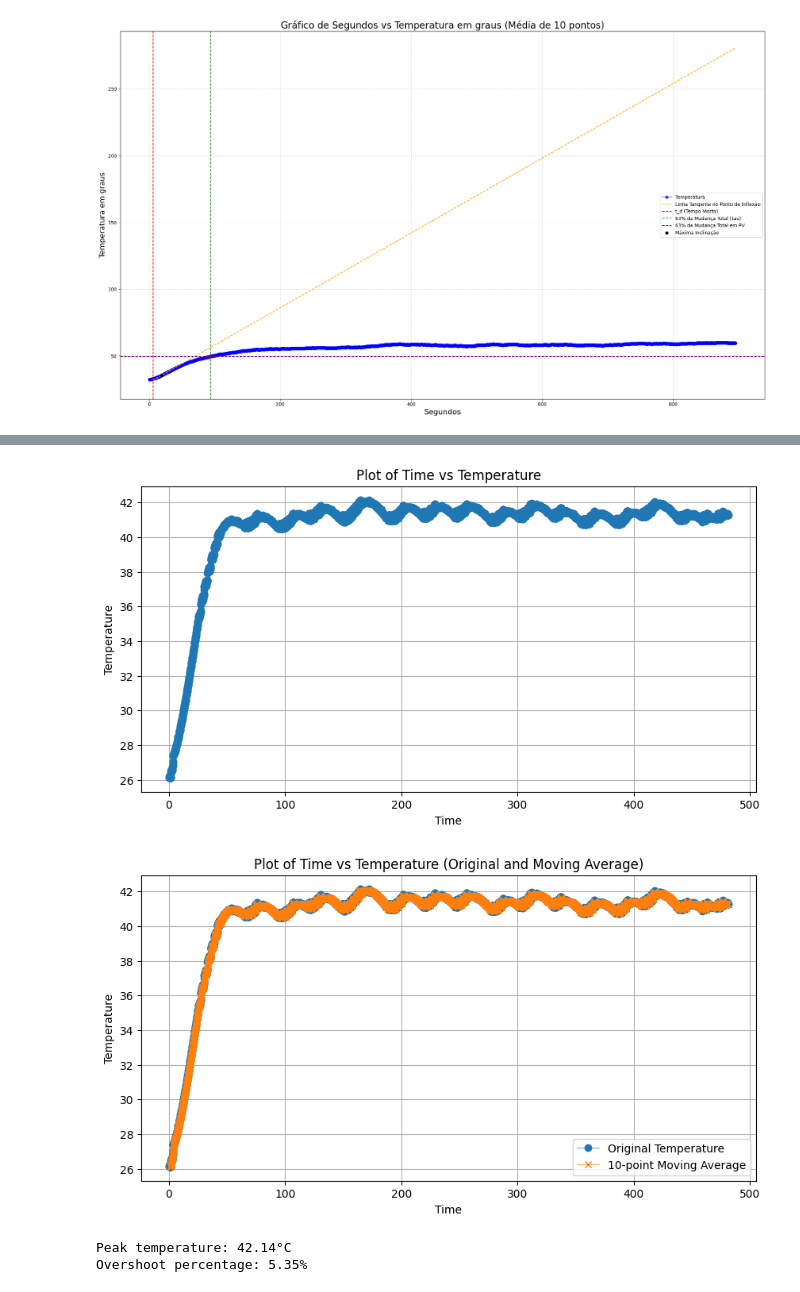
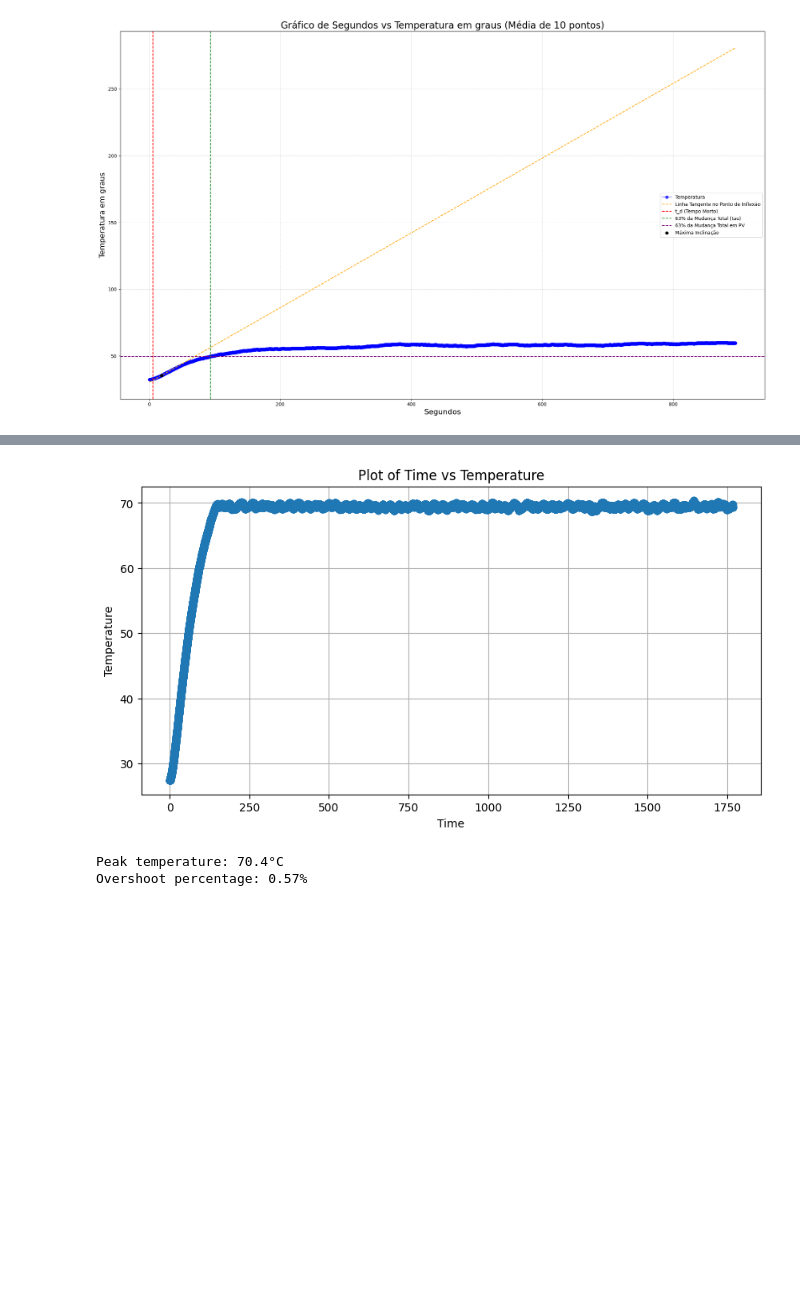
Before and after one commit to eduardobonfim98/ES670-2024-GrupoA2, a Jupyter notebook: jupyterNotebookForPlottingData/plottingData.ipynb, the cells around one changed output, grey strips where cells are left out. Cells and saved outputs as stored; diff of their text form; code cells hidden in the pictures; blank space fills up the shorter version.

```diff
--- a/jupyterNotebookForPlottingData/plottingData.ipynb
+++ b/jupyterNotebookForPlottingData/plottingData.ipynb
@@ -827,6 +673,8 @@ Overshoot percentage: 37.10%
 # %%
+#Aumentando pra 70
+# Caminho do arquivo CSV
+file_path = '/Users/eduardosiqueirabonfim/Documents/Unicamp/Embarcados/ES670-2024-GrupoA2/jupyterNotebookForPlottingData/07-06 Data/400-5-98-70.csv'
 
-file_path = '/Users/eduardosiqueirabonfim/Documents/Unicamp/Embarcados/ES670-2024-GrupoA2/jupyterNotebookForPlottingData/07-06/32-0.8-24-40.csv'
 # Le o arquivo e pula linhas irregulares
 data = []
 with open(file_path, 'r') as file:
@@ -837,58 +685,34 @@ with open(file_path, 'r') as file:
             T_value = float(parts[1].split(':')[1].strip())
             data.append((t_value, T_value))
 
 # Converta a lista de tuplas em um DataFrame
 df = pd.DataFrame(data, columns=['Time', 'Temperature'])
 
 # Plotting Time versus Temperature
 plt.figure(figsize=(10, 5))
 plt.plot(df['Time'], df['Temperature'], marker='o', linestyle='-', linewidth=0.5)
 plt.xlabel('Time')
 plt.ylabel('Temperature')
 plt.title('Plot of Time vs Temperature')
 plt.grid(True)
 plt.show()
-
-
-#Fazendo a media movel
-
-# Calculate the 10-point rolling mean for temperature
-df['Temperature_MA'] = df['Temperature'].rolling(window=10).mean().dropna()
-
-# Plotting Time versus Temperature (original and moving average)
-plt.figure(figsize=(10, 5))
-
-# Plot original temperature data
-plt.plot(df['Time'], df['Temperature'], marker='o', linestyle='-', label='Original Temperature', linewidth=0.5)
-
-# Plot 10-point moving average
-plt.plot(df['Time'], df['Temperature_MA'], marker='x', linestyle='-', label='10-point Moving Average', linewidth=0.5)
-
-plt.xlabel('Time')
-plt.ylabel('Temperature')
-plt.title('Plot of Time vs Temperature (Original and Moving Average)')
-plt.grid(True)
-plt.legend()  # Add legend to distinguish between original and moving average lines
-plt.show()
-
 #Overshoot
 
 # Achar a temperatura maxima
 peak_temperature = df['Temperature'].max()
 
 # Setpoint
-steady_state_temp = 40
+steady_state_temp = 70
 
 # Calculate the overshoot percentage
 if steady_state_temp != 0:  # Avoid division by zero
     overshoot_percentage = ((peak_temperature - steady_state_temp) / steady_state_temp) * 100
 else:
     overshoot_percentage = float('nan')  # Set overshoot to NaN if steady-state is zero
 
 print(f"Peak temperature: {peak_temperature}°C")
 print(f"Overshoot percentage: {overshoot_percentage:.2f}%" if not np.isnan(overshoot_percentage) else "Overshoot calculation not possible (steady-state temperature is zero)")
 # %% [output]
-[figure, old version]
+[figure, new version]
-[figure, removed]
-Peak temperature: 42.14°C
-Overshoot percentage: 5.35%
+Peak temperature: 70.4°C
+Overshoot percentage: 0.57%
```
Also changed, not shown: parts of 19 cells of this notebook, 21 other files.
